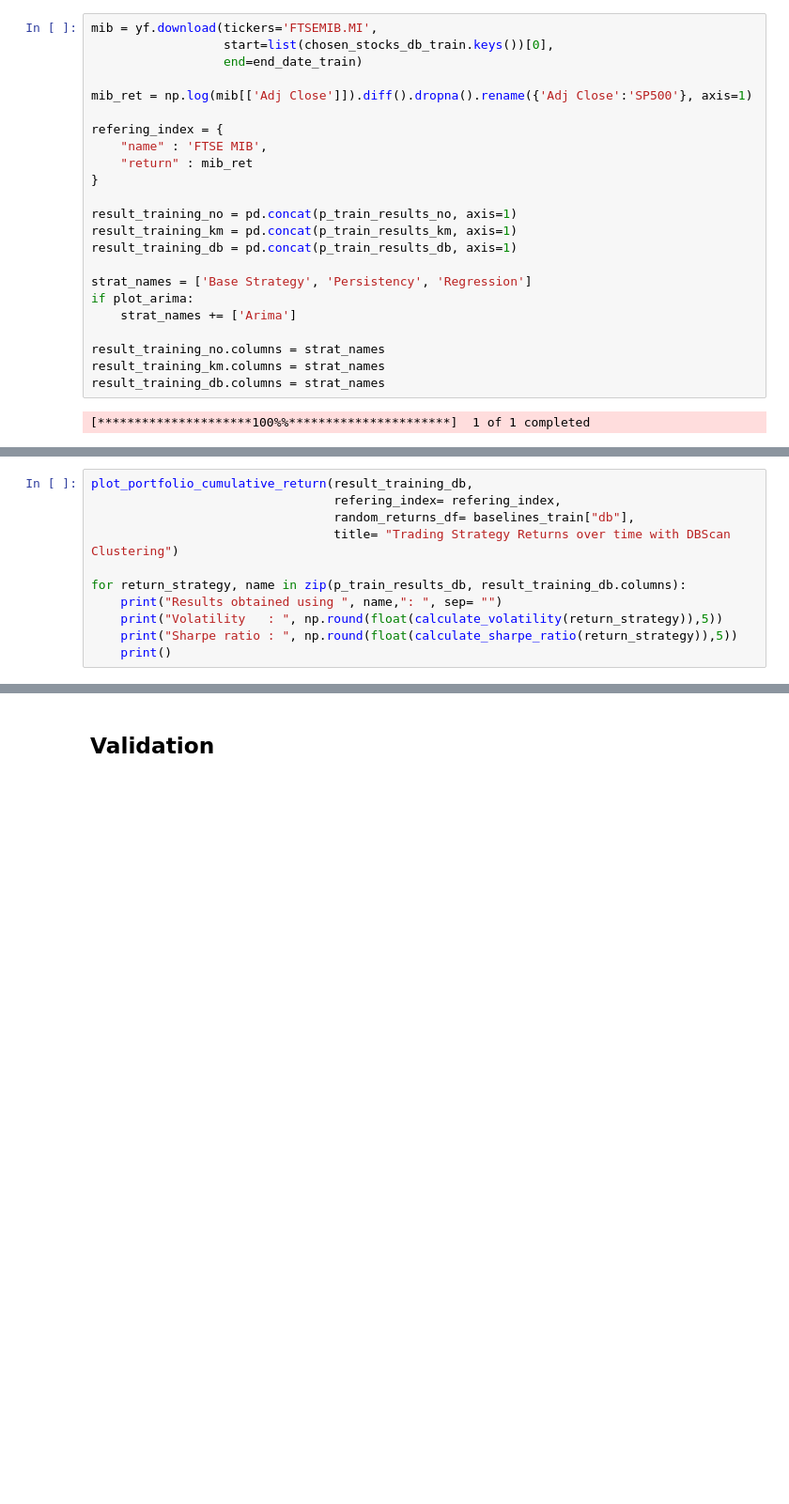
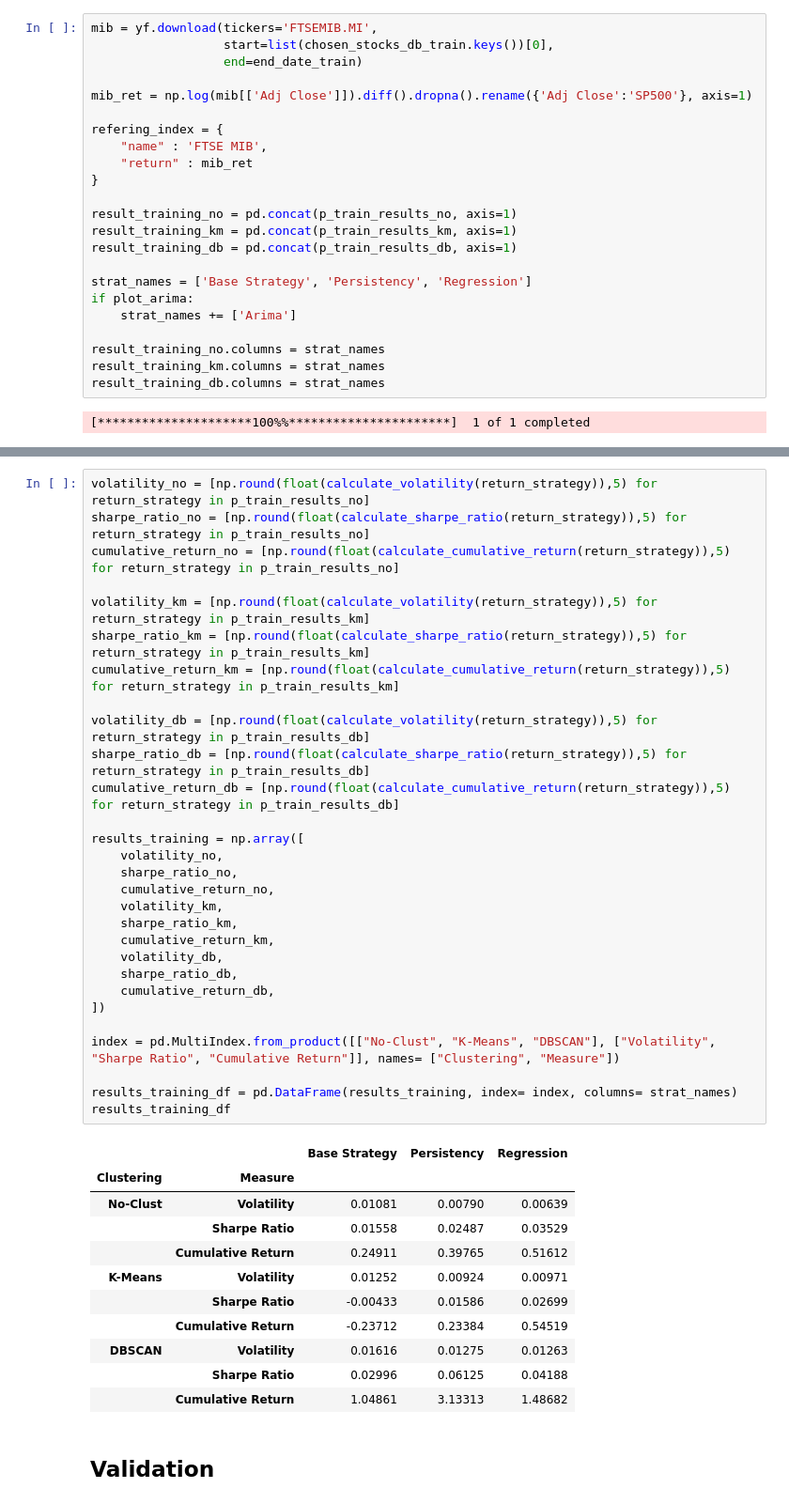
Before and after one commit to francesco-source/Portfolio-Optimization-via-Machine-Learning-Models, a Jupyter notebook: Italian_market.ipynb, the cells around one changed output, grey strips where cells are left out. Shown at 94% size. Cells and saved outputs as stored; diff of their text form; blank space fills up the shorter version.

Commit message:
results dataframe, savings

```diff
--- a/Italian_market.ipynb
+++ b/Italian_market.ipynb
@@ -429,11 +384,0 @@ Sharpe ratio :  0.02699
-# %%
-plot_portfolio_cumulative_return(result_training_db,
-                                 refering_index= refering_index,
-                                 random_returns_df= baselines_train["db"],
-                                 title= "Trading Strategy Returns over time with DBScan Clustering")
-
-for return_strategy, name in zip(p_train_results_db, result_training_db.columns):
-    print("Results obtained using ", name,": ", sep= "")
-    print("Volatility   : ", np.round(float(calculate_volatility(return_strategy)),5))
-    print("Sharpe ratio : ", np.round(float(calculate_sharpe_ratio(return_strategy)),5))
-    print()
@@ -466,3 +407,44 @@ Name: 2015-12-30 00:00:00, dtype: float64
+# %%
+volatility_no = [np.round(float(calculate_volatility(return_strategy)),5) for return_strategy in p_train_results_no]
+sharpe_ratio_no = [np.round(float(calculate_sharpe_ratio(return_strategy)),5) for return_strategy in p_train_results_no]
+cumulative_return_no = [np.round(float(calculate_cumulative_return(return_strategy)),5) for return_strategy in p_train_results_no]
+
+volatility_km = [np.round(float(calculate_volatility(return_strategy)),5) for return_strategy in p_train_results_km]
+sharpe_ratio_km = [np.round(float(calculate_sharpe_ratio(return_strategy)),5) for return_strategy in p_train_results_km]
+cumulative_return_km = [np.round(float(calculate_cumulative_return(return_strategy)),5) for return_strategy in p_train_results_km]
+
+volatility_db = [np.round(float(calculate_volatility(return_strategy)),5) for return_strategy in p_train_results_db]
+sharpe_ratio_db = [np.round(float(calculate_sharpe_ratio(return_strategy)),5) for return_strategy in p_train_results_db]
+cumulative_return_db = [np.round(float(calculate_cumulative_return(return_strategy)),5) for return_strategy in p_train_results_db]
+
+results_training = np.array([
+    volatility_no,
+    sharpe_ratio_no,
+    cumulative_return_no,
+    volatility_km,
+    sharpe_ratio_km,
+    cumulative_return_km,
+    volatility_db,
+    sharpe_ratio_db,
+    cumulative_return_db,
+])
+
+index = pd.MultiIndex.from_product([["No-Clust", "K-Means", "DBSCAN"], ["Volatility", "Sharpe Ratio", "Cumulative Return"]], names= ["Clustering", "Measure"])
+
+results_training_df = pd.DataFrame(results_training, index= index, columns= strat_names)
+results_training_df
+# %% [output]
+|  |  | Base Strategy | Persistency | Regression |
+| Clustering | Measure |  |  |  |
+| No-Clust | Volatility | 0.01081 | 0.00790 | 0.00639 |
+|  | Sharpe Ratio | 0.01558 | 0.02487 | 0.03529 |
+|  | Cumulative Return | 0.24911 | 0.39765 | 0.51612 |
+| K-Means | Volatility | 0.01252 | 0.00924 | 0.00971 |
+|  | Sharpe Ratio | -0.00433 | 0.01586 | 0.02699 |
+|  | Cumulative Return | -0.23712 | 0.23384 | 0.54519 |
+| DBSCAN | Volatility | 0.01616 | 0.01275 | 0.01263 |
+|  | Sharpe Ratio | 0.02996 | 0.06125 | 0.04188 |
+|  | Cumulative Return | 1.04861 | 3.13313 | 1.48682 |
 # %% [markdown]
 ## Validation
 # %%
```
Also changed, not shown: parts of 16 cells of this notebook, 11 other files.
